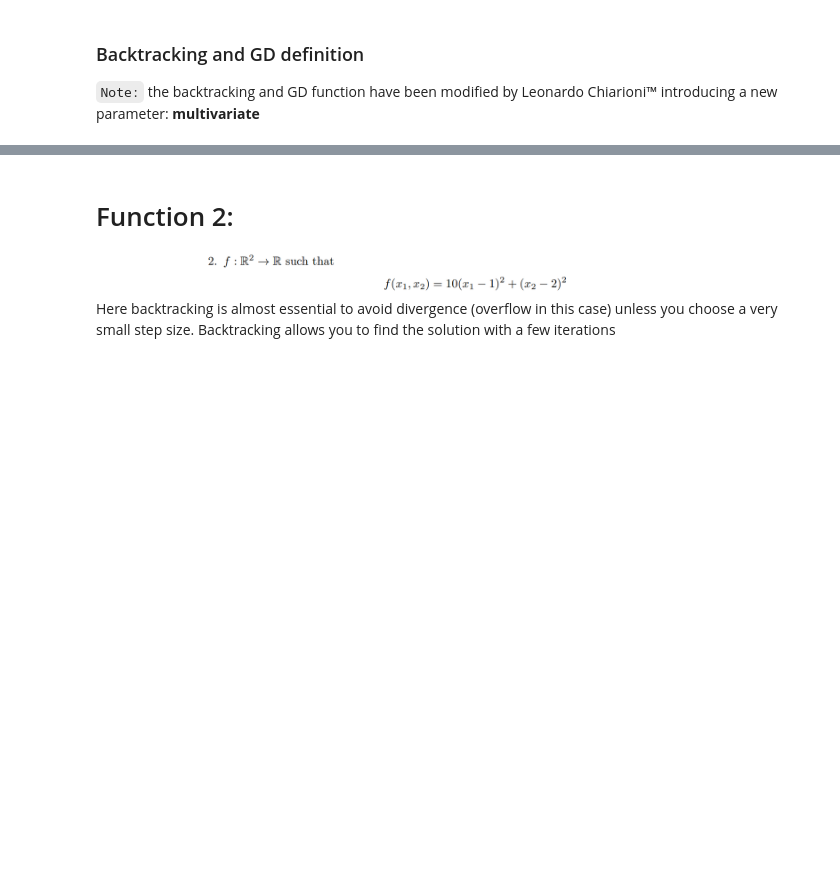
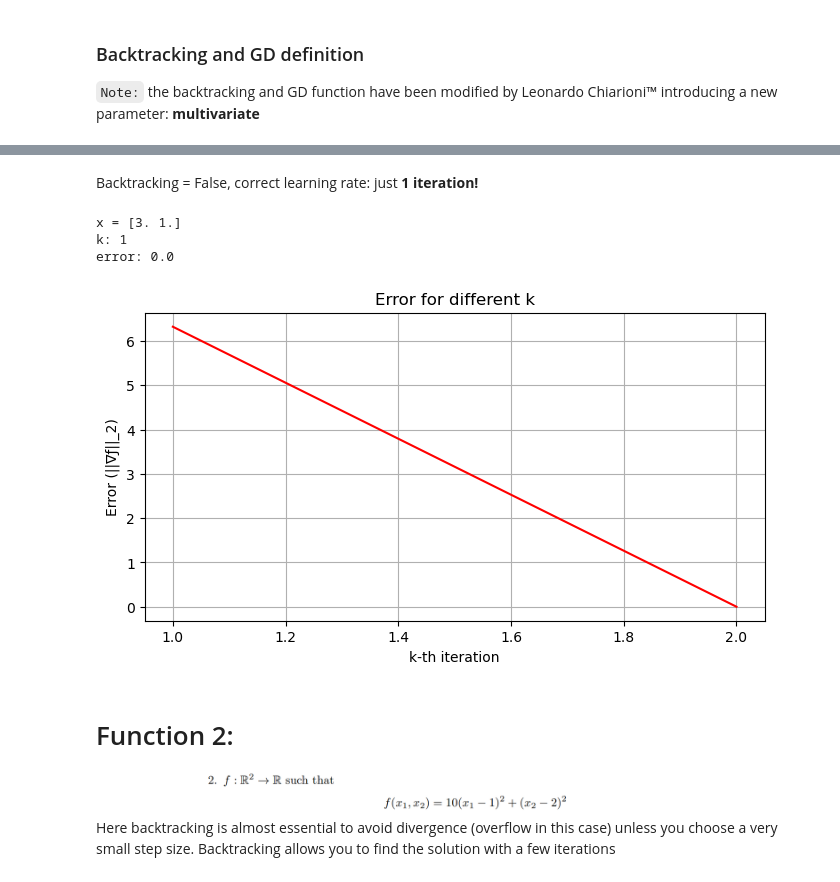
Before and after one commit to cico-rial/SMMAI, a Jupyter notebook: homework3/Homework3-GD.ipynb, the cells around one changed output, grey strips where cells are left out. Cells and saved outputs as stored; diff of their text form; code cells hidden in the pictures; blank space fills up the shorter version.

```diff
--- a/homework3/Homework3-GD.ipynb
+++ b/homework3/Homework3-GD.ipynb
@@ -132,0 +142,10 @@ error: 5.698107109779695e-05
+# %% [markdown]
+Backtracking = False, correct learning rate: just **1 iteration!**
+# %%
+x_sol, k, x, f_val, grads, err = GD(f, grad_f, x0, kmax, tolf, tolx, alpha=0.5)
+plot_error(x_sol, k, err)
+# %% [output]
+x = [3. 1.]
+k: 1
+error: 0.0
+[figure, added]
```
Also changed, not shown: parts of 20 cells of this notebook.
